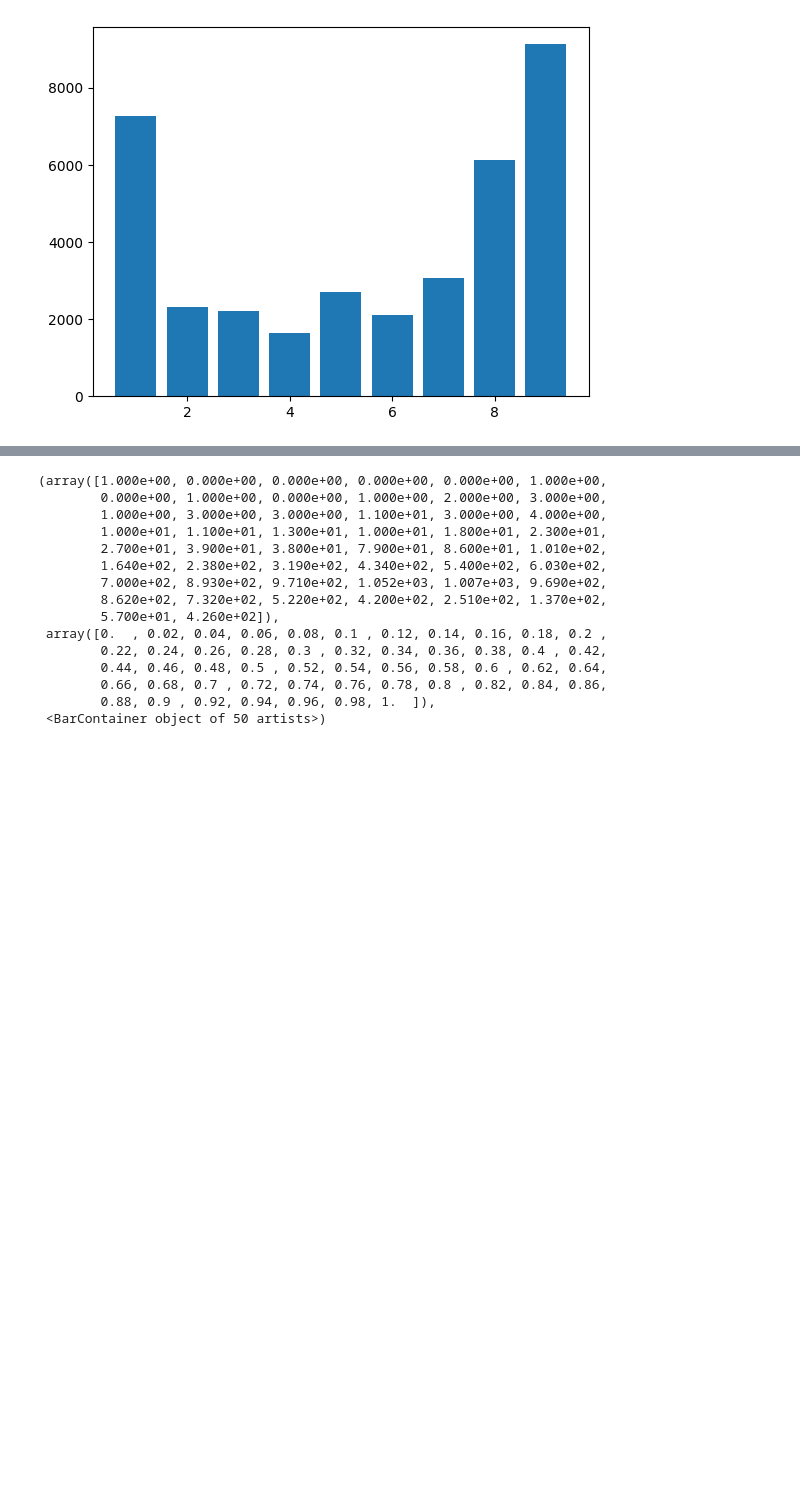
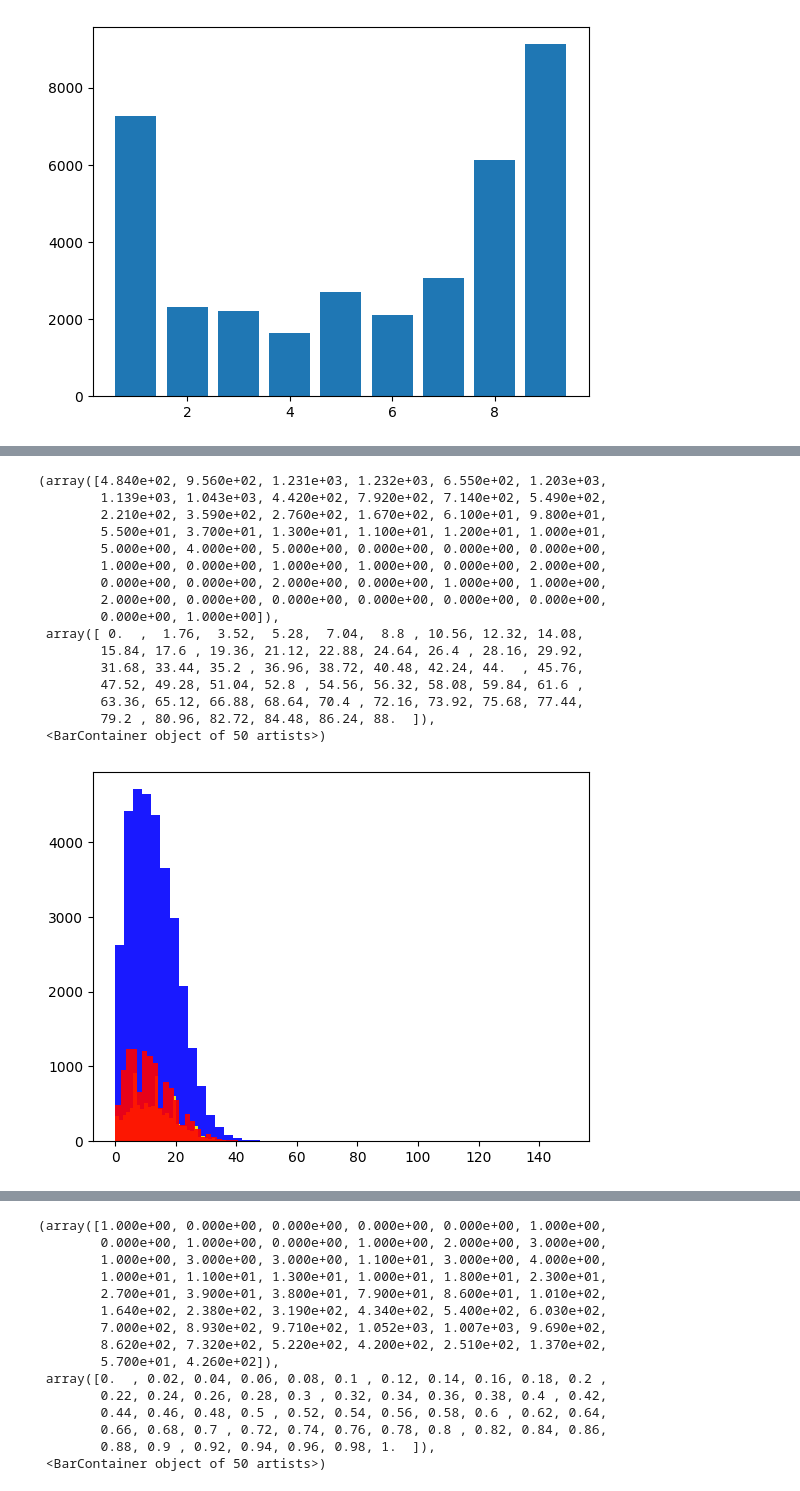
Before and after one commit to mastino/drug_review_classification, a Jupyter notebook: eda_notebook.ipynb, the cells around one changed output, grey strips where cells are left out. Cells and saved outputs as stored; diff of their text form; code cells hidden in the pictures; blank space fills up the shorter version.

```diff
--- a/eda_notebook.ipynb
+++ b/eda_notebook.ipynb
@@ -71,0 +104,23 @@ plt.hist(df[df["rating"] <= 3]["pos"], bins=50, label='pos', alpha=0.9, color='r
+# %%
+column_name="symbol_count"
+plt.hist(df[df["rating"] >= 8][column_name], bins=50, label='high rate symbol_count', alpha=0.9, color='blue')
+plt.hist(df[(df["rating"] > 3) & (df["rating"] < 8)][column_name], bins=50, label='mid rate symbol_count', alpha=0.9, color='yellow')
+plt.hist(df[df["rating"] <= 3][column_name], bins=50, label='low rate symbol_count', alpha=0.9, color='red')
+# %% [output]
+(array([4.840e+02, 9.560e+02, 1.231e+03, 1.232e+03, 6.550e+02, 1.203e+03,
+        1.139e+03, 1.043e+03, 4.420e+02, 7.920e+02, 7.140e+02, 5.490e+02,
+        2.210e+02, 3.590e+02, 2.760e+02, 1.670e+02, 6.100e+01, 9.800e+01,
+        5.500e+01, 3.700e+01, 1.300e+01, 1.100e+01, 1.200e+01, 1.000e+01,
+        5.000e+00, 4.000e+00, 5.000e+00, 0.000e+00, 0.000e+00, 0.000e+00,
+        1.000e+00, 0.000e+00, 1.000e+00, 1.000e+00, 0.000e+00, 2.000e+00,
+        0.000e+00, 0.000e+00, 2.000e+00, 0.000e+00, 1.000e+00, 1.000e+00,
+        2.000e+00, 0.000e+00, 0.000e+00, 0.000e+00, 0.000e+00, 0.000e+00,
+        0.000e+00, 1.000e+00]),
+ array([ 0.  ,  1.76,  3.52,  5.28,  7.04,  8.8 , 10.56, 12.32, 14.08,
+        15.84, 17.6 , 19.36, 21.12, 22.88, 24.64, 26.4 , 28.16, 29.92,
+        31.68, 33.44, 35.2 , 36.96, 38.72, 40.48, 42.24, 44.  , 45.76,
+        47.52, 49.28, 51.04, 52.8 , 54.56, 56.32, 58.08, 59.84, 61.6 ,
+        63.36, 65.12, 66.88, 68.64, 70.4 , 72.16, 73.92, 75.68, 77.44,
+        79.2 , 80.96, 82.72, 84.48, 86.24, 88.  ]),
+ <BarContainer object of 50 artists>)
+[figure, added]
```
Also changed, not shown: parts of 7 cells of this notebook.
